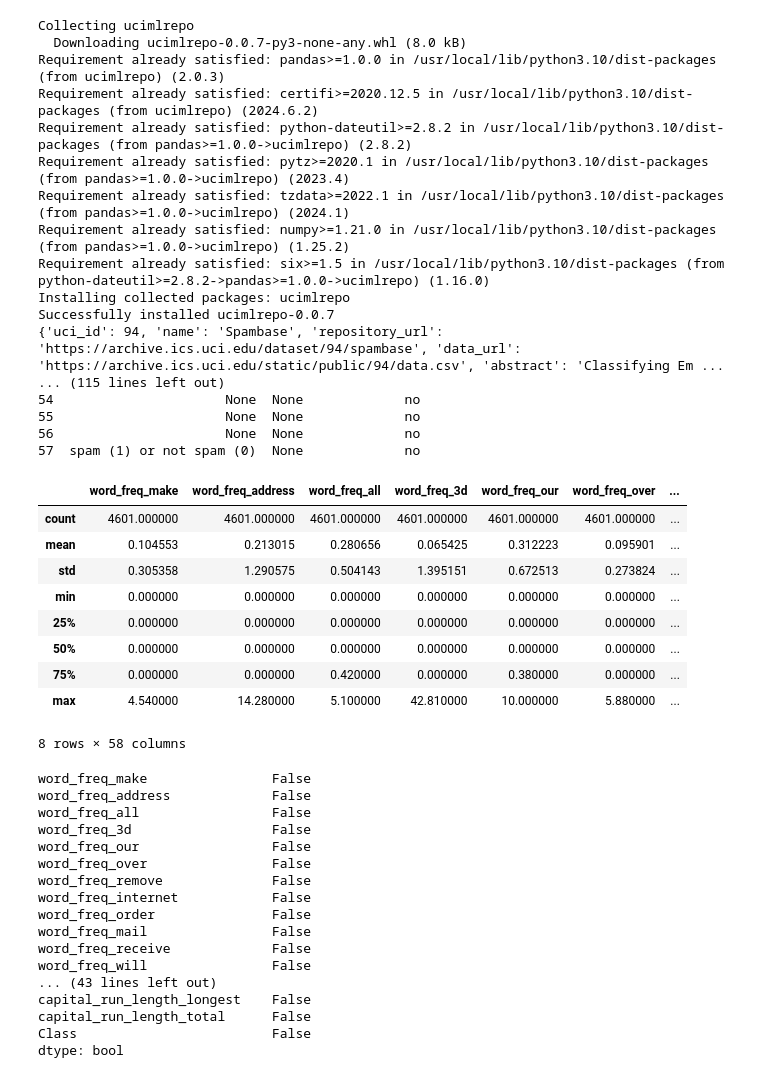
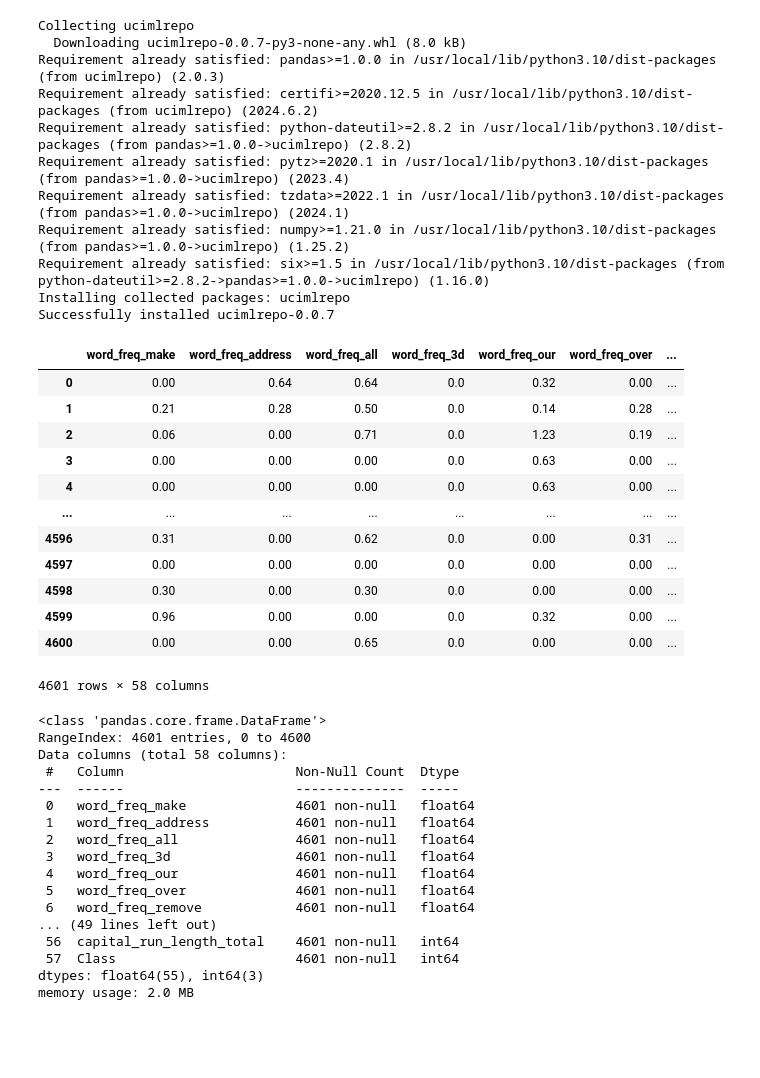
Before and after one commit to pujaroy280/DATA620WebAnalytics, a Jupyter notebook: DATA_620_Week_5_Part_2_Document_Classification.ipynb, the cells around one changed output. Cells and saved outputs as stored; diff of their text form; code cells hidden in the pictures; blank space fills up the shorter version.

```diff
--- a/DATA_620_Week_5_Part_2_Document_Classification.ipynb
+++ b/DATA_620_Week_5_Part_2_Document_Classification.ipynb
@@ -23,10 +51,10 @@ X = spambase.data.features
 y = spambase.data.targets
 
 # metadata
-print(spambase.metadata)
+#print(spambase.metadata)
 
 # variable information
-print(spambase.variables)
+#print(spambase.variables)
 # %% [output]
 Collecting ucimlrepo
   Downloading ucimlrepo-0.0.7-py3-none-any.whl (8.0 kB)
@@ -39,44 +67,40 @@ Requirement already satisfied: numpy>=1.21.0 in /usr/local/lib/python3.10/dist-p
 Requirement already satisfied: six>=1.5 in /usr/local/lib/python3.10/dist-packages (from python-dateutil>=2.8.2->pandas>=1.0.0->ucimlrepo) (1.16.0)
 Installing collected packages: ucimlrepo
 Successfully installed ucimlrepo-0.0.7
-{'uci_id': 94, 'name': 'Spambase', 'repository_url': 'https://archive.ics.uci.edu/dataset/94/spambase', 'data_url': 'https://archive.ics.uci.edu/static/public/94/data.csv', 'abstract': 'Classifying Em ...
-... (115 lines left out)
-54                      None  None             no
-55                      None  None             no
-56                      None  None             no
-57  spam (1) or not spam (0)  None             no
 # %%
 df = pd.concat([X,y], axis = 1)
+df
+# %% [output]
+|  | word_freq_make | word_freq_address | word_freq_all | word_freq_3d | word_freq_our | word_freq_over | ... |
+| 0 | 0.00 | 0.64 | 0.64 | 0.0 | 0.32 | 0.00 | ... |
+| 1 | 0.21 | 0.28 | 0.50 | 0.0 | 0.14 | 0.28 | ... |
+| 2 | 0.06 | 0.00 | 0.71 | 0.0 | 1.23 | 0.19 | ... |
+| 3 | 0.00 | 0.00 | 0.00 | 0.0 | 0.63 | 0.00 | ... |
+| 4 | 0.00 | 0.00 | 0.00 | 0.0 | 0.63 | 0.00 | ... |
+| ... | ... | ... | ... | ... | ... | ... | ... |
+| 4596 | 0.31 | 0.00 | 0.62 | 0.0 | 0.00 | 0.31 | ... |
+| 4597 | 0.00 | 0.00 | 0.00 | 0.0 | 0.00 | 0.00 | ... |
+| 4598 | 0.30 | 0.00 | 0.30 | 0.0 | 0.00 | 0.00 | ... |
+| 4599 | 0.96 | 0.00 | 0.00 | 0.0 | 0.32 | 0.00 | ... |
+| 4600 | 0.00 | 0.00 | 0.65 | 0.0 | 0.00 | 0.00 | ... |
+4601 rows × 58 columns
 # %%
-df.describe()
+df.info()
 # %% [output]
-|  | word_freq_make | word_freq_address | word_freq_all | word_freq_3d | word_freq_our | word_freq_over | ... |
-| count | 4601.000000 | 4601.000000 | 4601.000000 | 4601.000000 | 4601.000000 | 4601.000000 | ... |
-| mean | 0.104553 | 0.213015 | 0.280656 | 0.065425 | 0.312223 | 0.095901 | ... |
-| std | 0.305358 | 1.290575 | 0.504143 | 1.395151 | 0.672513 | 0.273824 | ... |
-| min | 0.000000 | 0.000000 | 0.000000 | 0.000000 | 0.000000 | 0.000000 | ... |
-| 25% | 0.000000 | 0.000000 | 0.000000 | 0.000000 | 0.000000 | 0.000000 | ... |
-| 50% | 0.000000 | 0.000000 | 0.000000 | 0.000000 | 0.000000 | 0.000000 | ... |
-| 75% | 0.000000 | 0.000000 | 0.420000 | 0.000000 | 0.380000 | 0.000000 | ... |
-| max | 4.540000 | 14.280000 | 5.100000 | 42.810000 | 10.000000 | 5.880000 | ... |
-8 rows × 58 columns
+<class 'pandas.core.frame.DataFrame'>
+RangeIndex: 4601 entries, 0 to 4600
+Data columns (total 58 columns):
+ #   Column                      Non-Null Count  Dtype
+---  ------                      --------------  -----
+ 0   word_freq_make              4601 non-null   float64
+ 1   word_freq_address           4601 non-null   float64
+ 2   word_freq_all               4601 non-null   float64
+ 3   word_freq_3d                4601 non-null   float64
+ 4   word_freq_our               4601 non-null   float64
+ 5   word_freq_over              4601 non-null   float64
+ 6   word_freq_remove            4601 non-null   float64
+... (49 lines left out)
+ 56  capital_run_length_total    4601 non-null   int64
+ 57  Class                       4601 non-null   int64
+dtypes: float64(55), int64(3)
+memory usage: 2.0 MB
-# %%
-df.isnull().any()
-# %% [output]
-word_freq_make                False
-word_freq_address             False
-word_freq_all                 False
-word_freq_3d                  False
-word_freq_our                 False
-word_freq_over                False
-word_freq_remove              False
-word_freq_internet            False
-word_freq_order               False
-word_freq_mail                False
-word_freq_receive             False
-word_freq_will                False
-... (43 lines left out)
-capital_run_length_longest    False
-capital_run_length_total      False
-Class                         False
-dtype: bool
```
Also changed, not shown: parts of 22 cells of this notebook.
